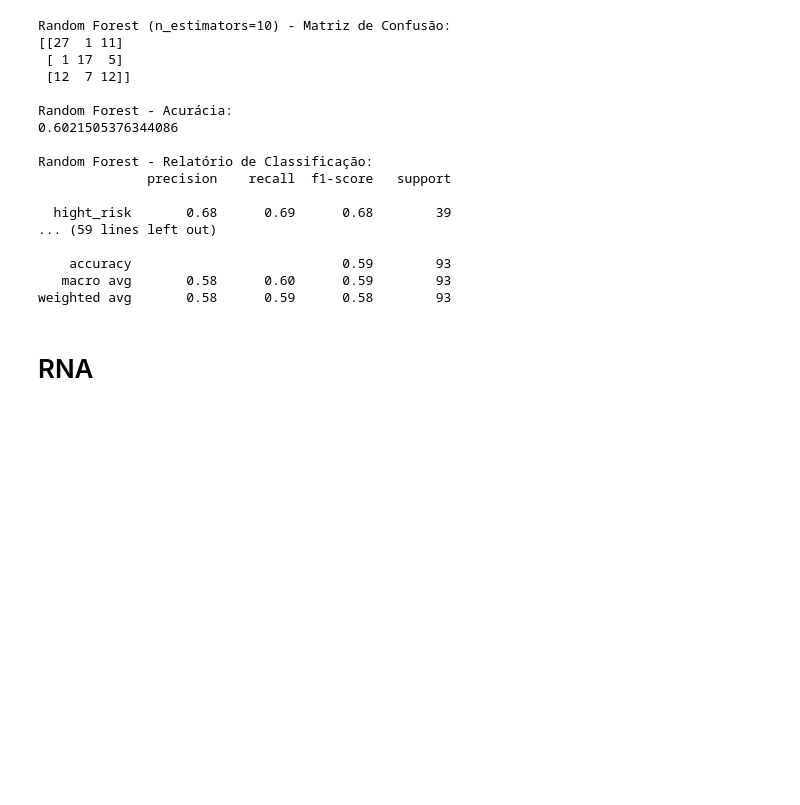
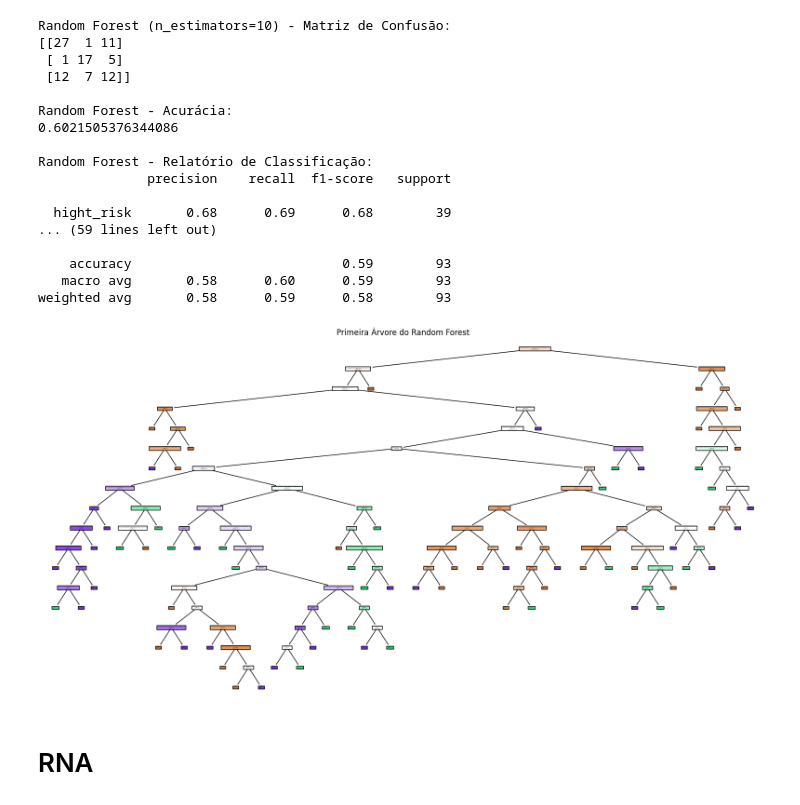
Before and after one commit to ErikMaia/tcc, a Jupyter notebook: src/analisys.ipynb, the cells around one changed output. Saved outputs shown, nothing was run; the diff lists cells and outputs as text; code cells hidden in the pictures; blank space fills up the shorter version.

```diff
--- a/src/analisys.ipynb
+++ b/src/analisys.ipynb
@@ -537,0 +560,16 @@ Name: Ano_Quarter, Length: 893, dtype: object
+# %%
+def convert_to_numeric(df: pd.DataFrame, columns: list) -> pd.DataFrame:
+    for column in columns:
+        try:
+            if '%' in df[column][0]:
+                # Remove unwanted characters and convert to numeric
+                df[column] = df[column].str.replace("%", "")
+            df[column] = df[column].str.replace(".", "")
+            df[column] = df[column].str.replace(",", ".")
+            df[column] = pd.to_numeric(df[column], errors='raise')
+            print(f"Converted column {column} to numeric.")
+        except Exception as e:
+            print(f"Error converting column {column}: {e}")
+    return df
+# %%
+mensal = convert_to_numeric(mensal, mensal.columns.tolist())
@@ -855,3 +926,6 @@ Dados originais:
 | 671 | 15.021 | 14.994 | 25.0 | 0.0 | 0.0 | ... |
 | 672 | 7.064 | 7.046 | 16.0 | 0.0 | 0.0 | ... |
 456 rows × 111 columns
+# %%
+final = final.select_dtypes(include=['number'])
+final
@@ -1214,6 +1302,22 @@ Random Forest - Relatório de Classificação:
     accuracy                           0.59        93
    macro avg       0.58      0.60      0.59        93
 weighted avg       0.58      0.59      0.58        93
+# %%
+from sklearn.tree import export_graphviz
+from sklearn.tree import plot_tree
+
+import matplotlib.pyplot as plt
+
+# Acessar a primeira árvore do Random Forest
+first_tree = rf.estimators_[0]
+
+# Plotar a árvore
+plt.figure(figsize=(20, 10))
+plot_tree(first_tree, feature_names=X.columns, class_names=y.cat.categories, filled=True, rounded=True)
+plt.title("Primeira Árvore do Random Forest")
+plt.show()
+# %% [output]
+[figure, added]
 # %% [markdown]
 # RNA
 # %%
```
Also changed, not shown: parts of 24 cells of this notebook.
